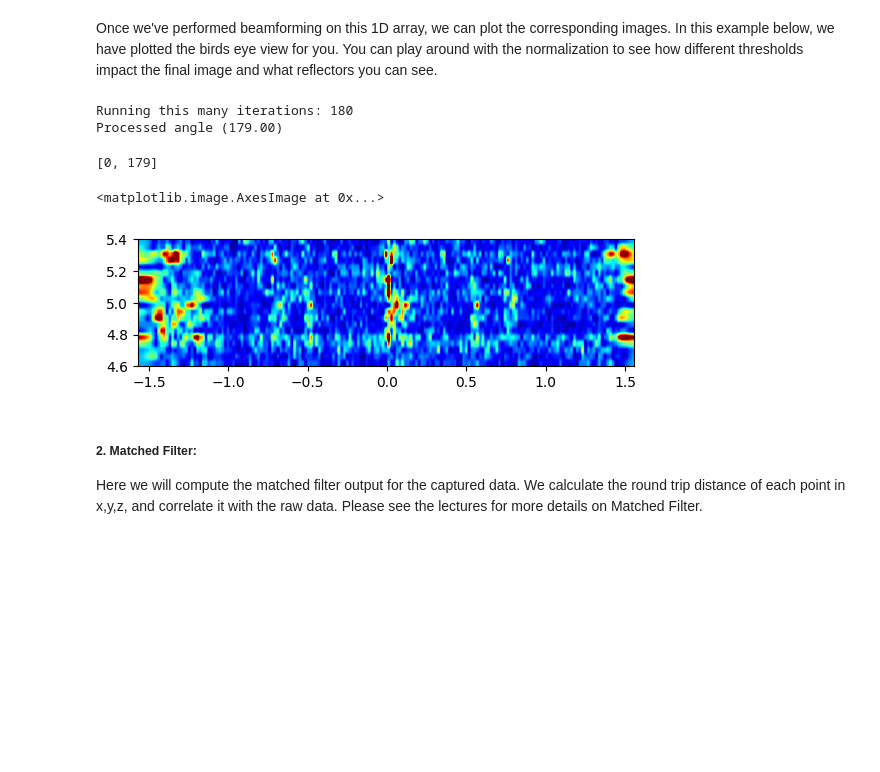
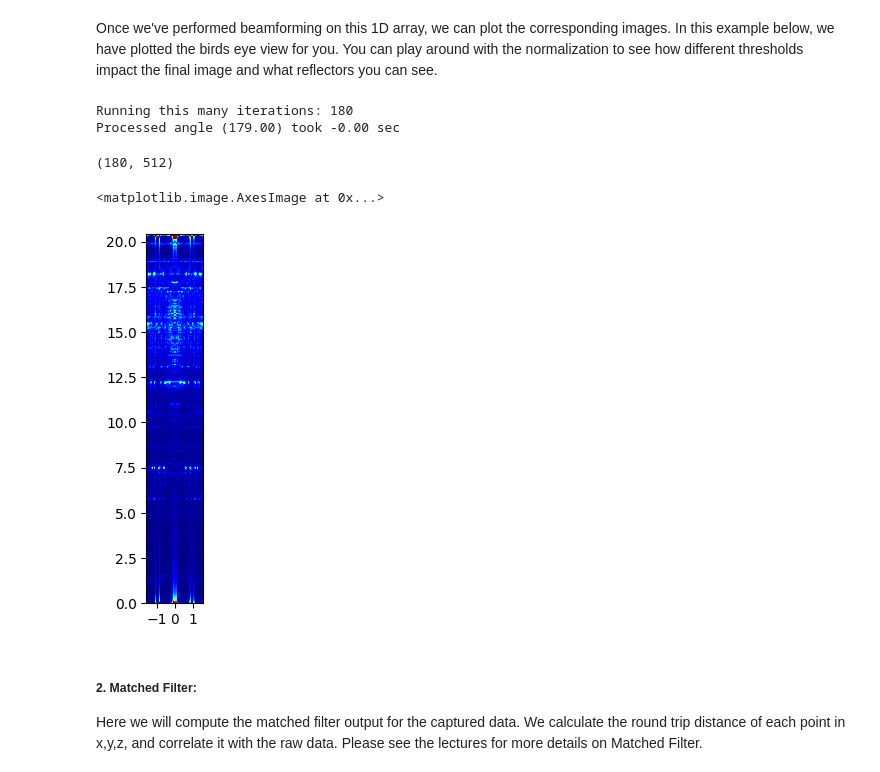
Before and after one commit to hailanzs/comm-proj-radar, a Jupyter notebook: exercise_2.ipynb, the cells around one changed output. Cells and saved outputs as stored; diff of their text form; code cells hidden in the pictures; blank space fills up the shorter version.

```diff
--- a/exercise_2.ipynb
+++ b/exercise_2.ipynb
@@ -23,7 +22,7 @@ First, we load the data provided.
 home_dir = r"/Users/shanbhag/Documents/School/comm-proj-radars"
 
 # loading data that is given
-filename = r"data_001"
+filename = r"data_002"
 data_dir = r"given_data"
 mat_data = sio.loadmat(os.path.join(home_dir,data_dir,filename + '.mat'))
 raw_data = mat_data['adcData']
@@ -38,8 +37,7 @@ The radar is moved along the x-axis 80 times, each time moving by a distance $\l
 # define the antenna spacing
 lm = 3e8/77e9 # define lambda for the antenna spacing
 rx_pos = np.reshape(np.arange(1,5,dtype=float),(-1,1))
-x_pos = (np.reshape(np.arange(1,81,dtype=float),(-1,1)) * -lm  / 2)
+x_pos = (np.reshape(np.arange(1,81,dtype=float),(-1,1)) * lm  / 2)
 ant_pos = np.reshape(rx_pos.T * x_pos ,(-1,1))
 ant_pos = ant_pos - ant_pos[0]
 x_pos = x_pos - x_pos[0]
-print(x_pos)
@@ -71,6 +51,20 @@ beat_freq = np.reshape(beat_freq,(-1,adc_samples))
 ################# Change the values based on how much of the azimuth angles you want to see and the resolution ##################
 # Define field of view in degrees that you want to process in theta
 def beamform_1d(beat_freq_data, theta_s, theta_e,theta_res,locs):
+    """
+    Performs 1D beamforming along the azimuth (horizontal) dimension, this results in a bird eye view image.
+
+    Paramters:
+    - beat_freq_data: beat data AKA the range FFT (size: num TX * num RX, num ADC samples)
+    - theta_s: first angle that you want to start computing
+    - theta_e: last angle that you want to compute
+    - theta_res: resolution of the angles you want to compute
+    - locs: antenna locations
+
+    Returns:
+    - sph_pwr: beamformed result
+    - theta: the array of the angles computed
+    """
     # Convert everything to Radians
     theta_s_r = theta_s * (np.pi/180)
     theta_e_r = theta_e * (np.pi/180)
@@ -88,11 +82,12 @@ def beamform_1d(beat_freq_data, theta_s, theta_e,theta_res,locs):
 
     ######################## BF Calculations ###########################3
     for kt in range(N_theta):
+        start_time = time.time()
         cos_theta = np.cos(theta[kt]) # angle that the signal is coming from
         Vec = np.exp(1j*(2*np.pi*(locs*cos_theta)/lm))
         VecRFI = np.squeeze(np.repeat(Vec[:, np.newaxis], adc_samples, axis=1))
         sph_pwr[kt, :] = np.squeeze(np.sum(np.multiply(np.squeeze(beat_freq_data),VecRFI), axis=(0)))
-        print("Processed angle (%.2f)" % (theta[kt]*180/np.pi), end='\r')
+        print("Processed angle (%.2f) took %.2f sec" % (theta[kt]*180/np.pi, start_time - time.time()), end='\r')
     return sph_pwr, theta
 # %% [markdown]
 Once we've performed beamforming on this 1D array, we can plot the corresponding images. In this example below, we have plotted the birds eye view for you. You can play around with the normalization to see how different thresholds impact the final image and what reflectors you can see.
@@ -103,17 +98,17 @@ theta_res = 1
 bf_output, theta = beamform_1d(beat_freq, theta_s,theta_e,theta_res,ant_pos)
 # %% [output]
 Running this many iterations: 180
-Processed angle (179.00)
+Processed angle (179.00) took -0.00 sec
 # %%
-plot_lim_y = [115,135]
+plot_lim_y = [0,511]
 plot_lim_x = [0 - theta_s,179 - theta_s]
-print(plot_lim_x)
+print(bf_output.shape)
 to_plot = bf_output[plot_lim_x[0]:plot_lim_x[1],plot_lim_y[0]:plot_lim_y[1]]/np.max(np.reshape(bf_output,(1,-1)))
 plt.imshow(abs((to_plot).T), extent=[theta[plot_lim_x[0]]-np.pi/2, theta[plot_lim_x[1]]-np.pi/2,plot_lim_y[0] * 0.04,plot_lim_y[1] * 0.04],cmap = 'jet',  vmin=0, vmax=0.03) # this is giving the y axis in meters, and x axis in angles
 # %% [output]
-[0, 179]
+(180, 512)
 <matplotlib.image.AxesImage at 0x...>
-[figure, old version]
+[figure, new version]
 # %% [markdown]
 <h5> 2. Matched Filter:</h5>
 Here we will compute the matched filter output for the captured data. We calculate the round trip distance of each point in x,y,z, and correlate it with the raw data.
```
Also changed, not shown: parts of 5 cells of this notebook, 8 other files.
